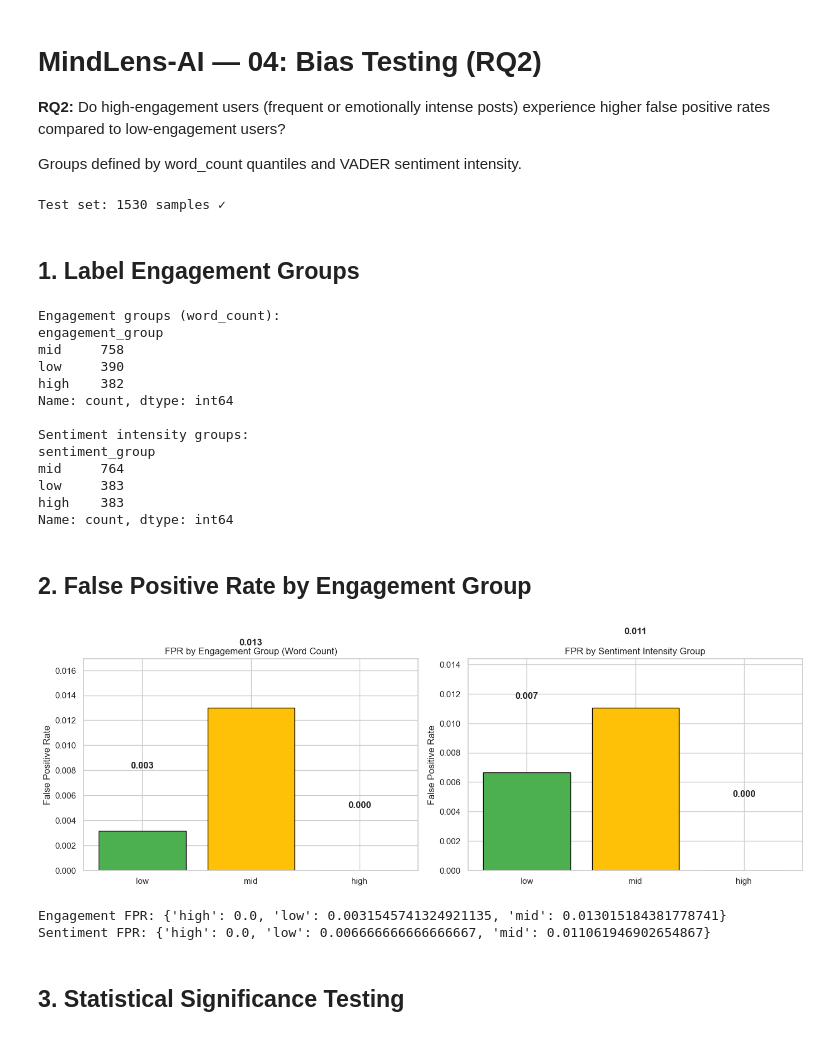
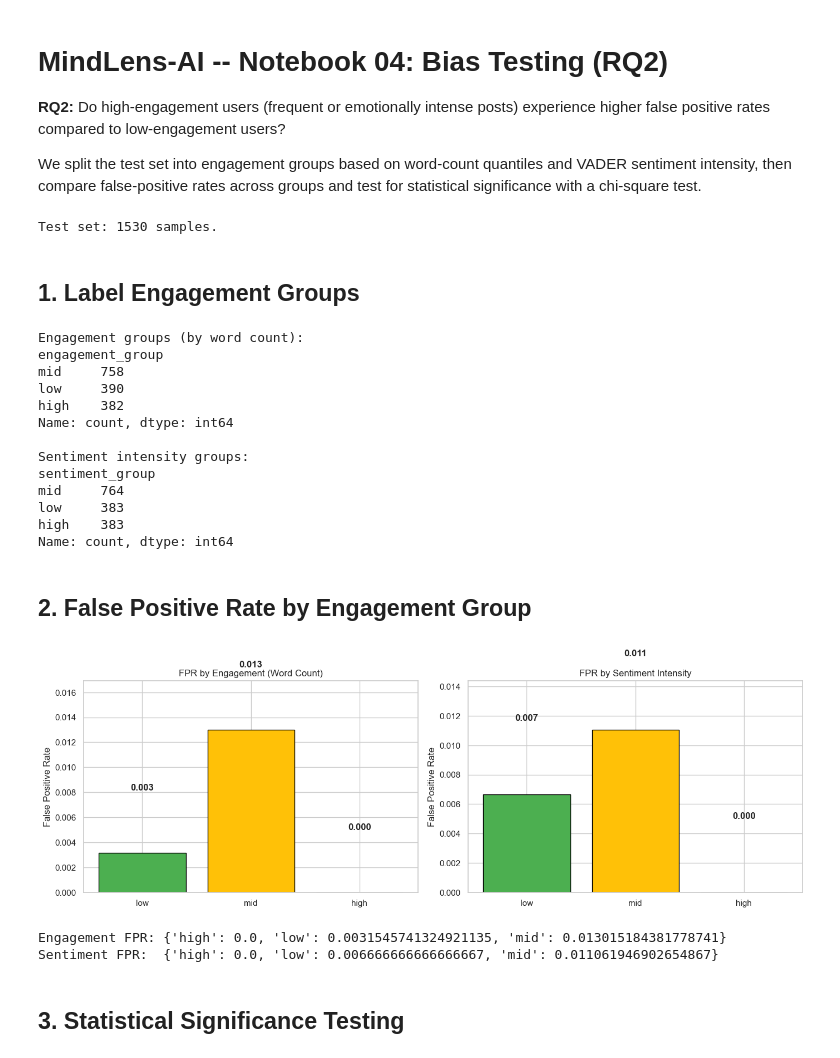
Before and after one commit to kartikshirode/MindLens-AI, a Jupyter notebook: notebooks/04_bias_testing.ipynb, the cells around one changed output. Cells and saved outputs as stored; diff of their text form; code cells hidden in the pictures.

```diff
--- a/notebooks/04_bias_testing.ipynb
+++ b/notebooks/04_bias_testing.ipynb
@@ -1,11 +1,10 @@
 # %% [markdown]
-# MindLens-AI — 04: Bias Testing (RQ2)
+# MindLens-AI -- Notebook 04: Bias Testing (RQ2)
 
 **RQ2:** Do high-engagement users (frequent or emotionally intense posts) experience higher false positive rates compared to low-engagement users?
 
-Groups defined by word_count quantiles and VADER sentiment intensity.
+We split the test set into engagement groups based on word-count quantiles and VADER sentiment intensity, then compare false-positive rates across groups and test for statistical significance with a chi-square test.
 # %%
-# Setup
 import sys, os
 sys.path.insert(0, os.path.abspath(".."))
 
@@ -21,36 +20,30 @@ from src.preprocessing import engineer_features
 
 sns.set_theme(style="whitegrid")
 
-# Load model + test data
 model, vectorizer = load_model("../data/processed/model_artifacts.joblib")
 split = joblib.load("../data/processed/test_split.joblib")
 X_test = split["X_test"]
 y_test = split["y_test"]
-texts_test = split["texts_test"]
+test_texts = split["texts_test"]
 
-# Build a DataFrame for test set
-test_df = pd.DataFrame({"text": texts_test, "label": y_test})
+test_df = pd.DataFrame({"text": test_texts, "label": y_test})
 test_df = engineer_features(test_df)
+test_df["pred"] = model.predict(X_test)
 
-# Get predictions
-y_pred = model.predict(X_test)
-test_df["pred"] = y_pred
-
-print(f"Test set: {len(test_df)} samples ✓")
+print(f"Test set: {len(test_df)} samples.")
 # %% [output]
-Test set: 1530 samples ✓
+Test set: 1530 samples.
 # %% [markdown]
 ## 1. Label Engagement Groups
 # %%
-# Label groups by word count and sentiment
 test_df = label_engagement_groups(test_df, col="word_count")
 
-print("Engagement groups (word_count):")
+print("Engagement groups (by word count):")
 print(test_df["engagement_group"].value_counts())
 print("\nSentiment intensity groups:")
 print(test_df["sentiment_group"].value_counts())
 # %% [output]
-Engagement groups (word_count):
+Engagement groups (by word count):
 engagement_group
 mid     758
 low     390
@@ -68,28 +61,27 @@ Name: count, dtype: int64
 # %%
 fig, axes = plt.subplots(1, 2, figsize=(14, 5))
 
-for idx, (group_col, title) in enumerate([
-    ("engagement_group", "FPR by Engagement Group (Word Count)"),
-    ("sentiment_group", "FPR by Sentiment Intensity Group"),
+for i, (col, title) in enumerate([
+    ("engagement_group", "FPR by Engagement (Word Count)"),
+    ("sentiment_group", "FPR by Sentiment Intensity"),
 ]):
-    fpr = compute_fpr_by_group(test_df["label"], test_df["pred"], test_df[group_col])
-    groups = ["low", "mid", "high"]
-    values = [fpr.get(g, 0) for g in groups]
+    fpr = compute_fpr_by_group(test_df["label"], test_df["pred"], test_df[col])
+    group_order = ["low", "mid", "high"]
+    vals = [fpr.get(g, 0) for g in group_order]
 
-    bars = axes[idx].bar(groups, values, color=["#4CAF50", "#FFC107", "#F44336"], edgecolor="black")
-    for bar, val in zip(bars, values):
-        axes[idx].text(bar.get_x() + bar.get_width()/2, bar.get_height() + 0.005,
-                       f"{val:.3f}", ha="center", fontweight="bold")
-    axes[idx].set_title(title, fontsize=12)
-    axes[idx].set_ylabel("False Positive Rate")
-    axes[idx].set_ylim(0, max(values) * 1.3 if max(values) > 0 else 0.1)
+    bars = axes[i].bar(group_order, vals, color=["#4CAF50", "#FFC107", "#F44336"], edgecolor="black")
+    for bar, v in zip(bars, vals):
+        axes[i].text(bar.get_x() + bar.get_width()/2, bar.get_height() + 0.005,
+                     f"{v:.3f}", ha="center", fontweight="bold")
+    axes[i].set_title(title, fontsize=12)
+    axes[i].set_ylabel("False Positive Rate")
+    axes[i].set_ylim(0, max(vals) * 1.3 if max(vals) > 0 else 0.1)
 
 plt.tight_layout()
 plt.show()
 
-# Print raw values
 print("Engagement FPR:", compute_fpr_by_group(test_df["label"], test_df["pred"], test_df["engagement_group"]))
-print("Sentiment FPR:", compute_fpr_by_group(test_df["label"], test_df["pred"], test_df["sentiment_group"]))
+print("Sentiment FPR: ", compute_fpr_by_group(test_df["label"], test_df["pred"], test_df["sentiment_group"]))
 # %% [output]
-[figure, old version]
+[figure, new version]
 Engagement FPR: {'high': 0.0, 'low': 0.0031545741324921135, 'mid': 0.013015184381778741}
```
Also changed, not shown: parts of 3 cells of this notebook, 16 other files.
